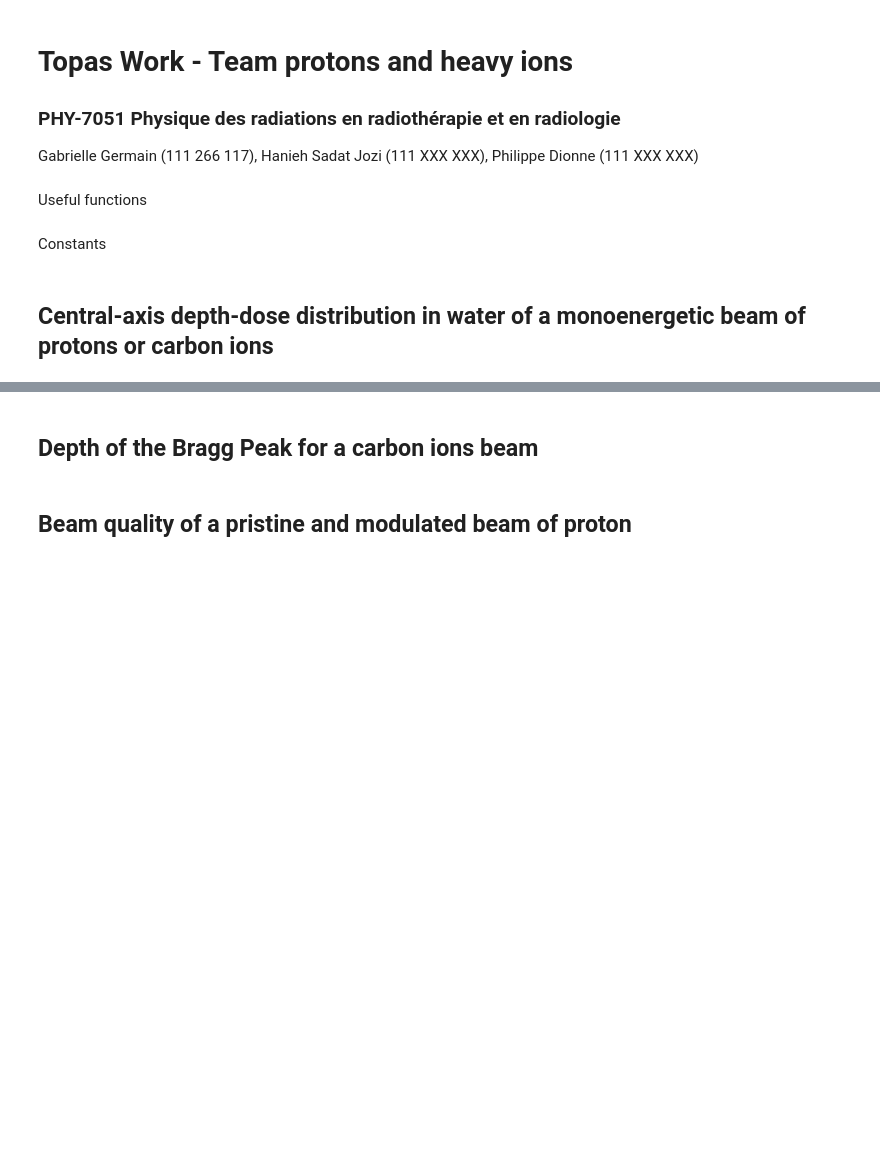
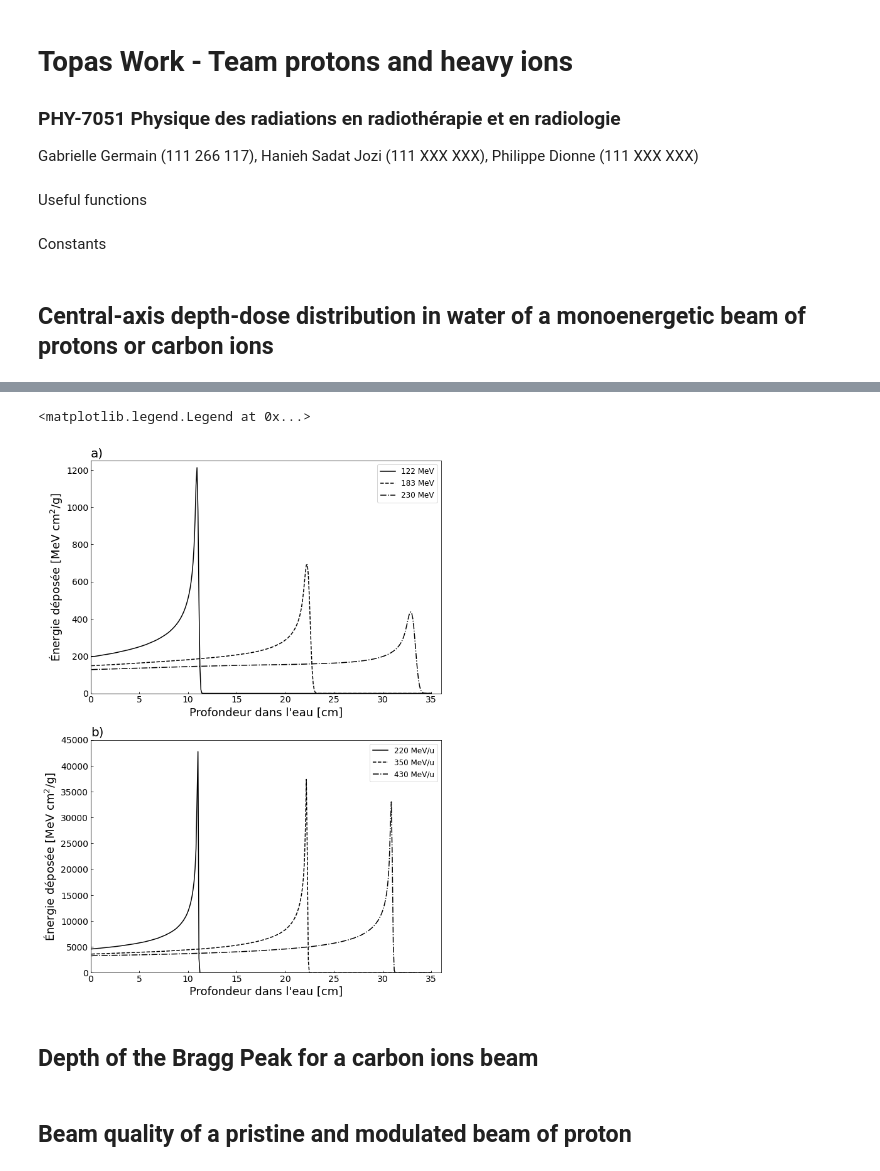
Before and after one commit to GAGER41/Topas_project, a Jupyter notebook: Devoir_topas_protons_2023.ipynb, the cells around one changed output, grey strips where cells are left out. Drawn from its saved outputs; the diff is of its cells as text; code cells hidden in the pictures; blank space fills up the shorter version.

```diff
--- a/Devoir_topas_protons_2023.ipynb
+++ b/Devoir_topas_protons_2023.ipynb
@@ -27,6 +27,8 @@ def csv_to_data(path:str, skiprows:int=9, delimiter:str=', ') -> tuple:
     return (bin, dose, std)
 # %% [markdown]
 Constants
+# %%
+MeV_to_joule = 1.602176565e-13 # J/MeV
 # %% [markdown]
 ## Central-axis depth-dose distribution in water of a monoenergetic beam of protons or carbon ions
 # %%
@@ -39,8 +41,7 @@ field_size = 100 # cm2
 energies_p = np.array([122, 183, 230])      # MeV
 energies_c = np.array([220, 350, 430])      # MeV/u, u = 12
 nbr_p = np.array([1000000, 1000000, 1000000]) # nbr de protons simulés pour chaque énergie
-nbr_c = np.array([100000, 100000, 100000]) # nbr d'ions de carbone simulés pour chaque énergie
-bin_nbr = np.array([350, 350]) # nbr de bins pour chaque particule
+nbr_c = np.array([10000, 10000, 100000]) # nbr d'ions de carbone simulés pour chaque énergie
 tot_depths = np.array([35, 35]) # profondeur des scorers pour chaque particule, en cm
 in_fluence_p = nbr_p/field_size # cm-2
 in_fluence_c = nbr_c/field_size # cm-2
@@ -58,22 +59,69 @@ Dmax_c = np.empty(np.size(energies_c))
 
 # initialisation des figures
 fig1 = plt.figure(figsize=(10, 15))
-ax1 = plt.subplot(2, 1, 1)
-plt.xlabel("Profondeur dans l'eau, [cm]", fontsize='18')
-plt.ylabel("Énergie déposée [MeV cm$^2$/g]", fontsize='18')
-plt.title("a)",  fontsize='20')
-plt.tick_params(direction='in',labelsize='14')
-ax2 = plt.subplot(2, 1, 2)
+ax1 = plt.subplot(2, 1, 1)      # protons
 plt.xlabel("Profondeur dans l'eau [cm]", fontsize='18')
 plt.ylabel("Énergie déposée [MeV cm$^2$/g]", fontsize='18')
-plt.title("b)",  fontsize='20')
+plt.title("a)",  fontsize='20', loc="left")
+plt.tick_params(direction='in',labelsize='14')
+ax2 = plt.subplot(2, 1, 2)      # carbone
+plt.xlabel("Profondeur dans l'eau [cm]", fontsize='18')
+plt.ylabel("Énergie déposée [MeV cm$^2$/g]", fontsize='18')
+plt.title("b)",  fontsize='20', loc="left")
 plt.tick_params(direction='in',labelsize='14')
 
-# marker = ['-','--','-.',':','k-','k--','k-.','k:']
+marker = ['-','--','-.',':','k-','k--','k-.','k:']
 
 # ------------------------------- Fonctions de calcul ------------------------------------------- #
 ## Protons en premier
-for i in range (len(energies_p)):
+for i in range(len(energies_p)):
     energy = energies_p[i]
-    path = r"Topas_project\Figure6_12\6_12_protons_{}MeV_broad.csv".format(energy)
+    path = r"C:\Users\gabri\Documents\Université\Maitrise\Session 1\physique_radiations\Devoir\Topas_project\Figure6_12\6_12_protons_{}MeV_broad.csv".format(energy)
     bins, dose, std = csv_to_data(path)
+
+    # erreur relative
+    std_rel_p[i] = (np.nanmean(std/dose))*100 # % erreur moyenne sur mesure de dose
+    if std_rel_p[i] < 3: # erreur maximale est choisie à 3%
+        print("Protons de ", energy, "MeV - Erreur relative suffisante atteinte!")
+        print(format(std_rel_p[i], '.3g'), "% <", "3 %")
+    else:
+        print("Protons de ", energy, "MeV - Erreur relative trop élevée")
+        print(format(std_rel_p[i], '.3g'), "% >", "3 %")
+
+    # conversion dose et profondeur
+    depth = bins * tot_depths[0]/len(bins)
+    dose = dose/(1000*MeV_to_joule*in_fluence_p[i]) # MeV cm2/g, conversion des MeV en Joule et normalisation par la fluence initiale
+
+    # Figure
+    ax1.plot(depth, dose, marker[i], label="{} MeV".format(energy), color="k")
+
+ax1.set_xlim([0, 36])
+ax1.set_ylim([0, 1250])
+ax1.legend(loc=0, frameon=True, fontsize='12')
+
+## Carbone en second
+for i in range(len(energies_c)):
+    energy = energies_c[i]
+    path = r"C:\Users\gabri\Documents\Université\Maitrise\Session 1\physique_radiations\Devoir\Topas_project\Figure6_12\6_12_carbon_{}MeV_broad.csv".format(energy)
+    bins, dose, std = csv_to_data(path)
+
+    # erreur relative
+    std_rel_c[i] = (np.nanmean(std/dose))*100 # % erreur moyenne sur mesure de dose
+    if std_rel_c[i] < 3: # erreur maximale est choisie à 3%
+        print("Ion de carbone de ", energy, "MeV/u - Erreur relative suffisante atteinte!")
+        print(format(std_rel_c[i], '.3g'), "% <", "3 %")
+    else:
+        print("Ion de carbone ", energy, "MeV/u - Erreur relative trop élevée")
+        print(format(std_rel_c[i], '.3g'), "% >", "3 %")
+
+    # conversion dose et profondeur
+    depth = bins * tot_depths[1]/len(bins)
+    dose = dose/(1000*MeV_to_joule*in_fluence_c[i]) # MeV cm2/g, conversion des MeV en Joule et normalisation par la fluence initiale
+
+    # Figure
+    ax2.plot(depth, dose, marker[i], label="{} MeV/u".format(energy), color="k")
+
+ax2.set_xlim([0, 36])
+ax2.set_ylim([0, 45000])
+ax2.legend(loc=0, frameon=True, fontsize='12')
+# %% [output]
@@ -80,3 +140,5 @@ for i in range (len(energies_p)):
+<matplotlib.legend.Legend at 0x...>
+[figure, added]
 # %% [markdown]
 ## Depth of the Bragg Peak for a carbon ions beam
 # %% [markdown]
```
Also changed, not shown: parts of 1 cell of this notebook, 5 other files.
